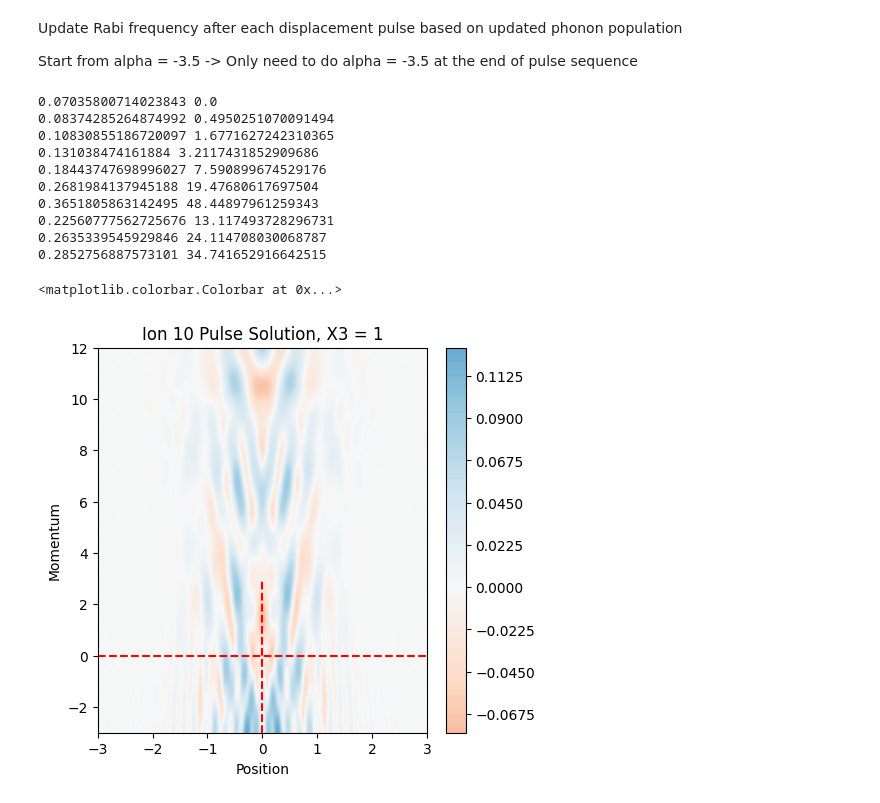
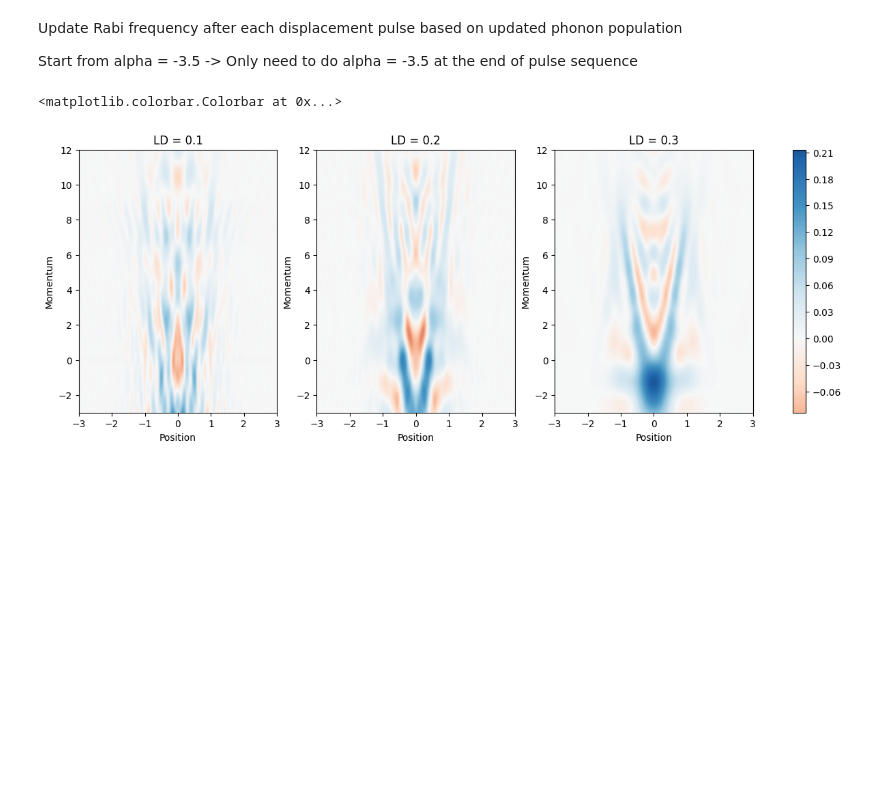
Before and after one commit to muyoungRand/sims, a Jupyter notebook: cubic_phase_gate_nicer.ipynb, the cells around one changed output. Cells and saved outputs as stored; diff of their text form; code cells hidden in the pictures; blank space fills up the shorter version.

Commit message:
Evaluated pulse sequence for different LD. Refer to today's logbook for details.

```diff
--- a/cubic_phase_gate_nicer.ipynb
+++ b/cubic_phase_gate_nicer.ipynb
@@ -500,23 +478,21 @@ def pulse_ion(initial_state, angle, pulse_time, init = False):
 
     args['omega'] = pulse_time /np.sqrt(2)
 
-    if init == True: # Initial (phi_0) carrier rotation
+    if init == True:
         output = mesolve(H = H1, rho0 = initial_state, tlist = [0.0, 1.0], args = args, options = options).states[-1]
 
         return output
 
-    else: # All other terms -> The terms in brackets in equation above
-        output = mesolve(H = H2, rho0 = initial_state, tlist = [0.0, 1.0], args = args, options = options).states[-1]
-
-        output2 = mesolve(H = H1, rho0 = output, tlist = [0.0, 1.0], args = args, options = options).states[-1]
+    else:
+        output1 = mesolve(H = H2, rho0 = initial_state, tlist = [0.0, 1.0], args = args, options = options).states[-1]
+        output2 = mesolve(H = H1, rho0 = output1, tlist = [0.0, 1.0], args = args, options = options).states[-1]
 
         return output2
 
-# Begin in + state since conditional-PauliX displacement
 initial_state = tensor((basis(2,0) + basis(2,1)), basis(nMax, 0))
 
-for i in pulse_seq: # Iterative Evolution over rho
-    if i == pulse_seq[0]: # Initial pulse
+for i in pulse_seq:
+    if i == pulse_seq[0]:
         rho  = pulse_ion(initial_state = initial_state, angle = i, pulse_time = pulse_time, init = True)
 
     else:
@@ -668,45 +640,35 @@ def pulse_ion_varyRabi(initial_state, angle, pulse_time, ld, init = False):
 # %%
-ld = 0.1
+ld_ls = [0.1, 0.2, 0.3]
 
-initial_motion = mesolve(H = displace(nMax, -3.5), rho0 = basis(nMax, 0), tlist = [0.0, 1.0], args = args, options = options).states[-1]
+track_pop = [[] for i in range(len(ld_ls))]
+track_rabi = [[] for i in range(len(ld_ls))]
+w = [[] for i in range(len(ld_ls))]
+
+fig, ax = plt.subplots(1, len(ld_ls), figsize=(int(5 * len(ld_ls)), 5))
 
 initial_state = tensor((basis(2,0) + basis(2,1)), basis(nMax, 0))
 
-for i in pulse_seq: # Iterative Evolution over rho
-    if i == pulse_seq[0]: # Initial pulse
-        rho  = pulse_ion_varyRabi(initial_state = initial_state, angle = i, pulse_time = pulse_time, ld = ld, init = True)
+for k in range(len(ld_ls)):
+    for i in pulse_seq: # Iterative Evolution over rho
+        if i == pulse_seq[0]: # Initial pulse
+            rho  = pulse_ion_varyRabi(initial_state = initial_state, angle = i, pulse_time = pulse_time, ld = ld_ls[k], init = True)
 
-    else:
-        rho = pulse_ion_varyRabi(initial_state = rho, angle = i, pulse_time = pulse_time, ld = ld, init = False)
+        else:
+            rho, hi, bye = pulse_ion_varyRabi(initial_state = rho, angle = i, pulse_time = pulse_time, ld = ld_ls[k], init = False)
+            track_pop[k].append(hi)
+            track_rabi[k].append(bye)
 
-rho_ion = mesolve(H = -7 * x, rho0 = rho, tlist = [0.0, 1.0], options = options).states[-1]
-motion_ion = ptrace(rho_ion, 1)
+    rho_ion = mesolve(H = -7 * x, rho0 = rho, tlist = [0.0, 1.0], options = options).states[-1]
+    motion_ion = ptrace(rho_ion, 1)
 
-wigner_ion = wigner(motion_ion, xvec, pvec)
+    wigner_ion = wigner(motion_ion, xvec, pvec)
 
-# -------------------- Plot Results -------------------- #
-fig, ax = plt.subplots(1, 1, figsize=(5, 5))
-
-# Lines to show center of Wigner Function (just for convenience)
-ax.vlines(0, ymin = -3, ymax = 3, colors = 'r', linestyles = 'dashed')
-ax.hlines(0, xmin = -3, xmax = 3, colors = 'r', linestyles = 'dashed')
-
-im = ax.contourf(xvec, pvec, wigner_ion, 100, norm=mpl.colors.Normalize(-.25,.25), cmap=plt.get_cmap('RdBu'))
-ax.set_title("Ion " + str(pulse_number) + " Pulse Solution, X3 = 1")
-ax.set_xlabel("Position")
-ax.set_ylabel("Momentum")
+    im = ax[k].contourf(xvec, pvec, wigner_ion, 100, norm=mpl.colors.Normalize(-.25,.25), cmap=plt.get_cmap('RdBu'))
+    ax[k].set_title("LD = " + str(np.round(ld_ls[k], 1)))
+    ax[k].set_xlabel("Position")
+    ax[k].set_ylabel("Momentum")
 
 fig.colorbar(im, ax=ax, fraction=.1)
 # %% [output]
-0.07035800714023843 0.0
-0.08374285264874992 0.4950251070091494
-0.10830855186720097 1.6771627242310365
-0.131038474161884 3.2117431852909686
-0.18443747698996027 7.590899674529176
-0.2681984137945188 19.47680617697504
-0.3651805863142495 48.44897961259343
-0.22560777562725676 13.117493728296731
-0.2635339545929846 24.114708030068787
-0.2852756887573101 34.741652916642515
+<matplotlib.colorbar.Colorbar at 0x...>
-<matplotlib.colorbar.Colorbar at 0x...>
-[figure, old version]
+[figure, new version]
```
Also changed, not shown: parts of 12 cells of this notebook.
